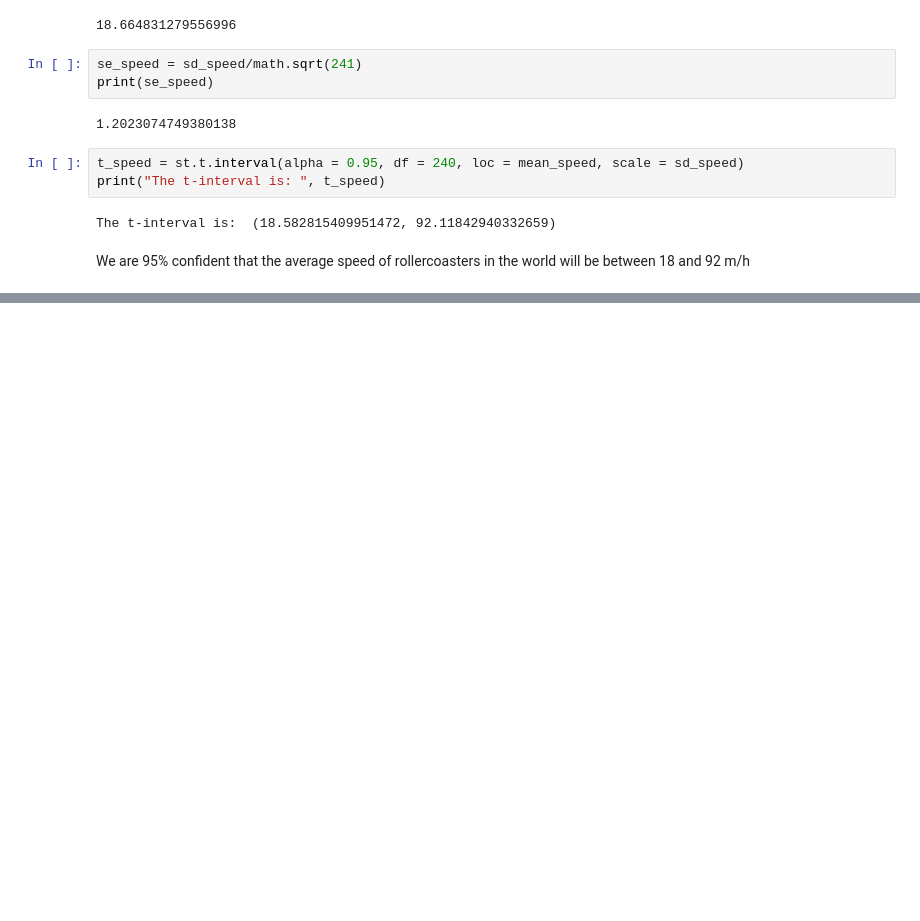
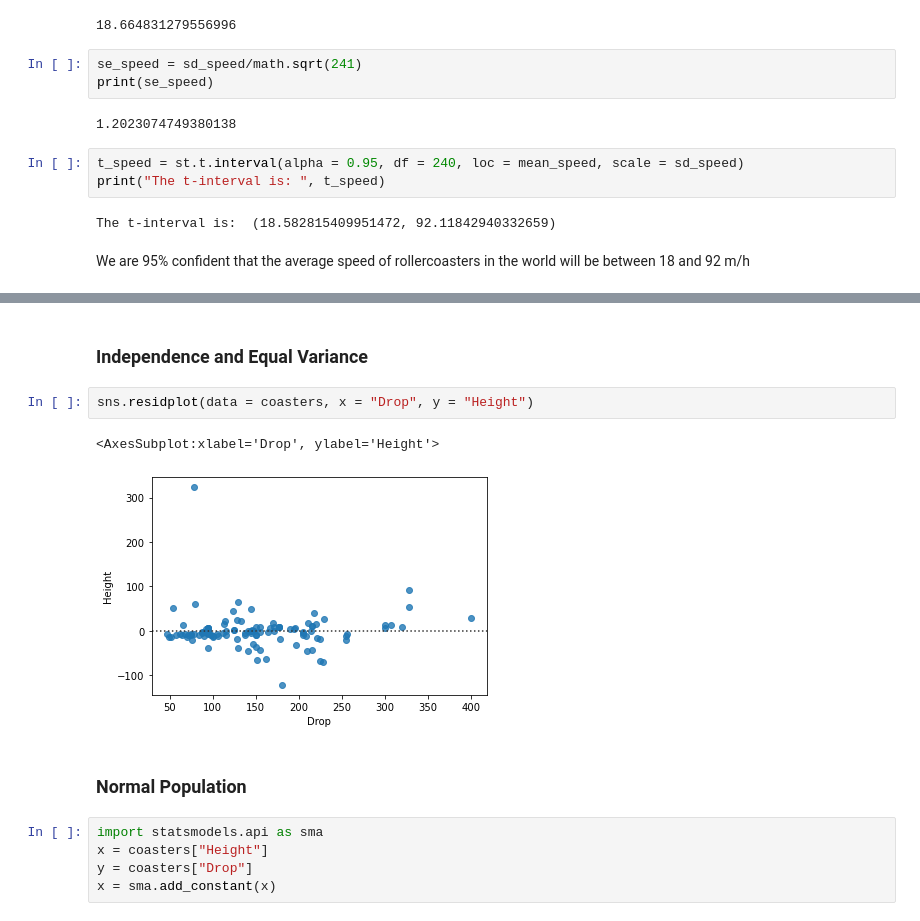
Before and after one commit to vnguyen24/SURF2022, a Jupyter notebook: Session4/Michelle_prep.ipynb, the cells around one changed output, grey strips where cells are left out. Drawn from its saved outputs; the diff is of its cells as text; blank space fills up the shorter version.

```diff
--- a/Session4/Michelle_prep.ipynb
+++ b/Session4/Michelle_prep.ipynb
@@ -176,0 +95,14 @@ We are 95% confident that the average speed of rollercoasters in the world will
+# %% [markdown]
+### Independence and Equal Variance
+# %%
+sns.residplot(data = coasters, x = "Drop", y = "Height")
+# %% [output]
+<AxesSubplot:xlabel='Drop', ylabel='Height'>
+[figure, added]
+# %% [markdown]
+### Normal Population
+# %%
+import statsmodels.api as sma
+x = coasters["Height"]
+y = coasters["Drop"]
+x = sma.add_constant(x)
```
Also changed, not shown: parts of 36 cells of this notebook.
